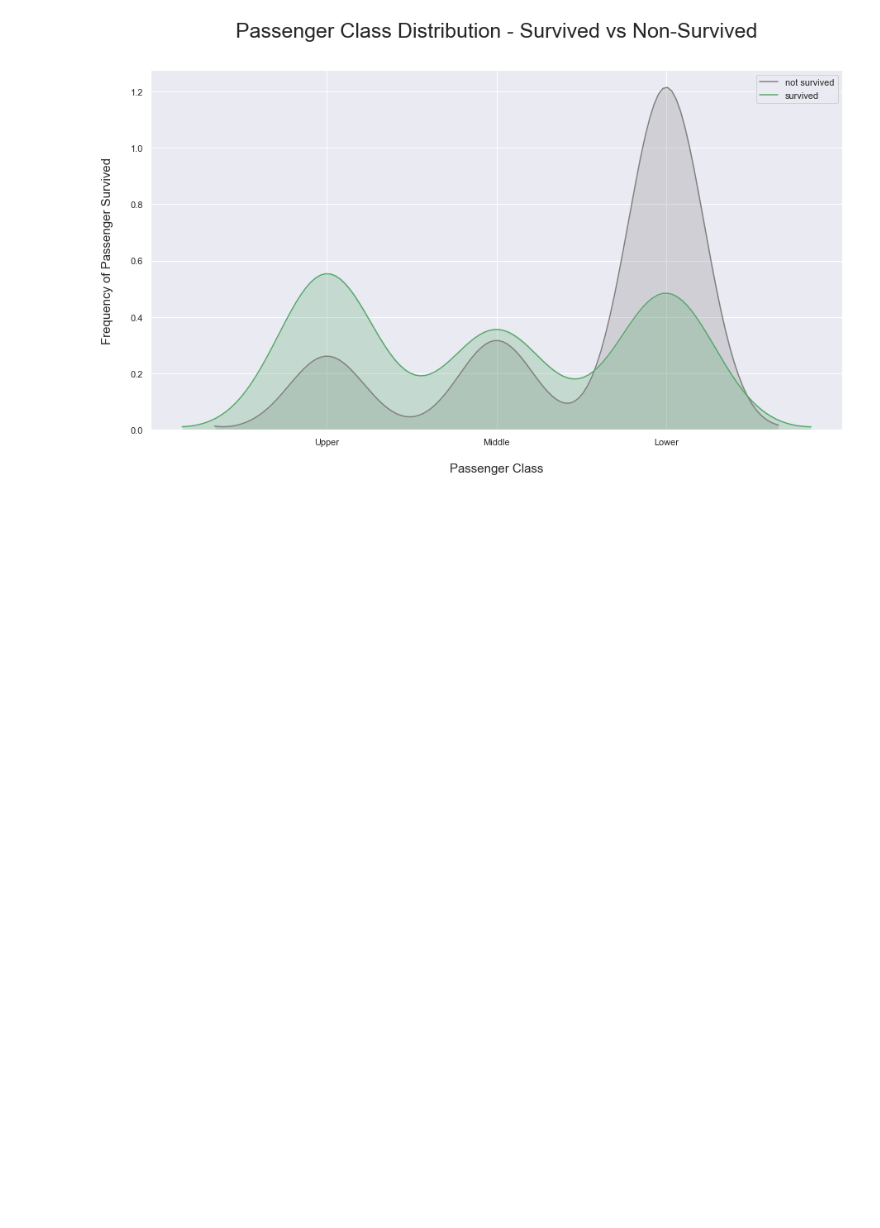
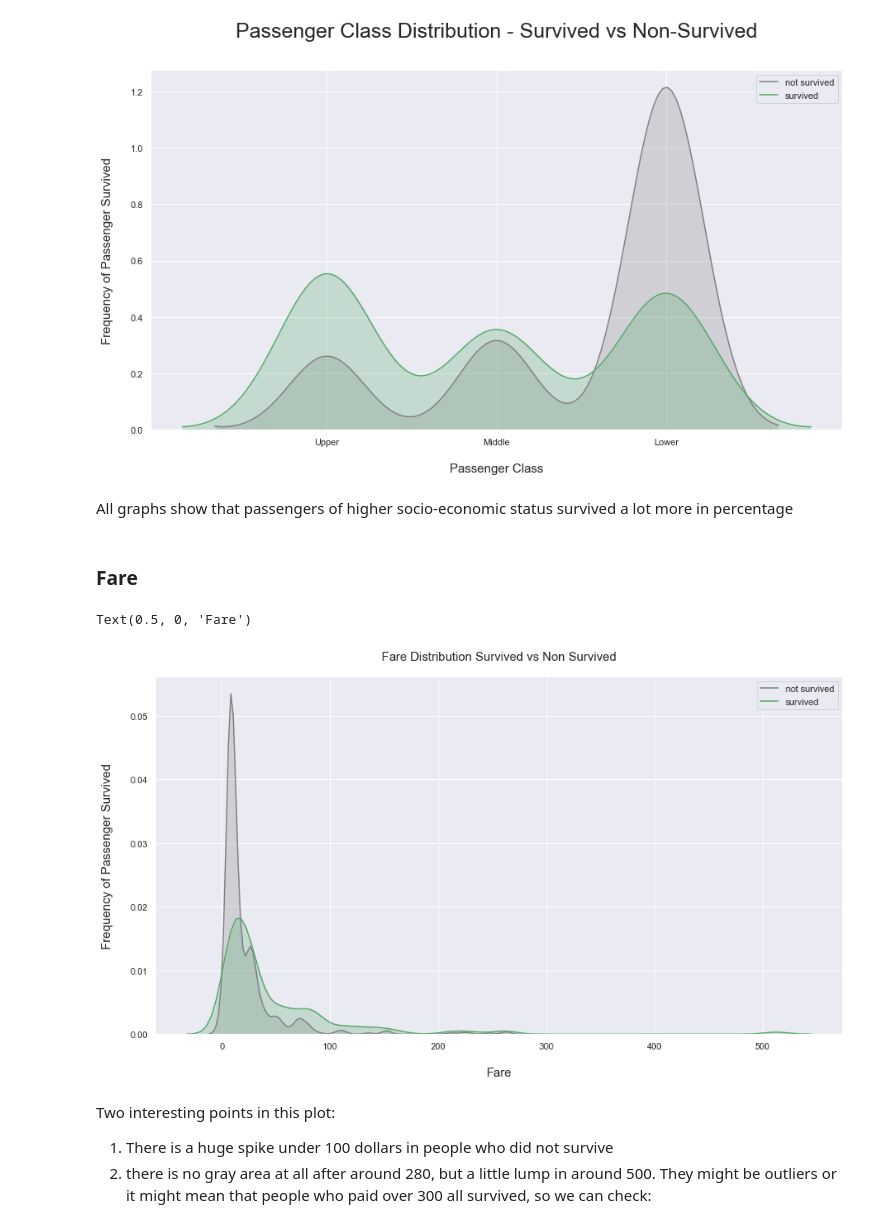
Before and after one commit to lsh950919/Kaggle, a Jupyter notebook: Titanic 2.ipynb, the cells around one changed output. Cells and saved outputs as stored; diff of their text form; code cells hidden in the pictures; blank space fills up the shorter version.

```diff
--- a/Titanic 2.ipynb
+++ b/Titanic 2.ipynb
@@ -404,3 +404,21 @@ plt.xticks(sorted(train.pclass.unique()), labels)
   <matplotlib.axis.XTick at 0x...>],
  <a list of 3 Text xticklabel objects>)
 [figure]
+# %% [markdown]
+All graphs show that passengers of higher socio-economic status survived a lot more in percentage
+# %% [markdown]
+### Fare
+# %%
+fig = plt.figure(figsize = (15, 8),)
+ax = sns.kdeplot(train.loc[(train['survived'] == 0), 'fare'], color = 'gray', shade = True, label = 'not survived')
+ax = sns.kdeplot(train.loc[(train['survived'] == 1), 'fare'], color = 'g', shade = True, label = 'survived')
+plt.title('Fare Distribution Survived vs Non Survived', fontsize = 15, pad = 20)
+plt.ylabel('Frequency of Passenger Survived', fontsize = 15, labelpad = 20)
+plt.xlabel('Fare', fontsize = 15, labelpad = 20)
+# %% [output]
+Text(0.5, 0, 'Fare')
+[figure, added]
+# %% [markdown]
+Two interesting points in this plot:
+1. There is a huge spike under 100 dollars in people who did not survive
+2. there is no gray area at all after around 280, but a little lump in around 500. They might be outliers or it might mean that people who paid over 300 all survived, so we can check:
```
Also changed, not shown: parts of 77 cells of this notebook.
